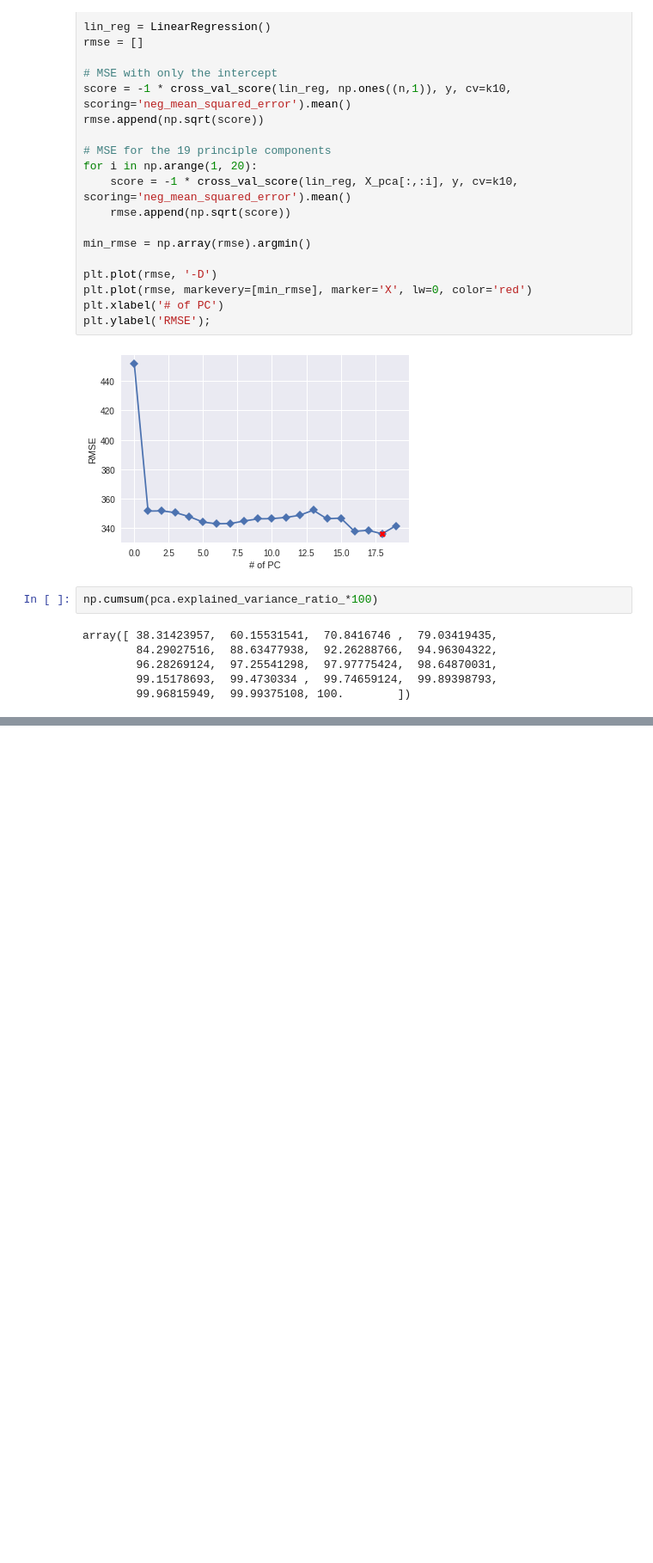
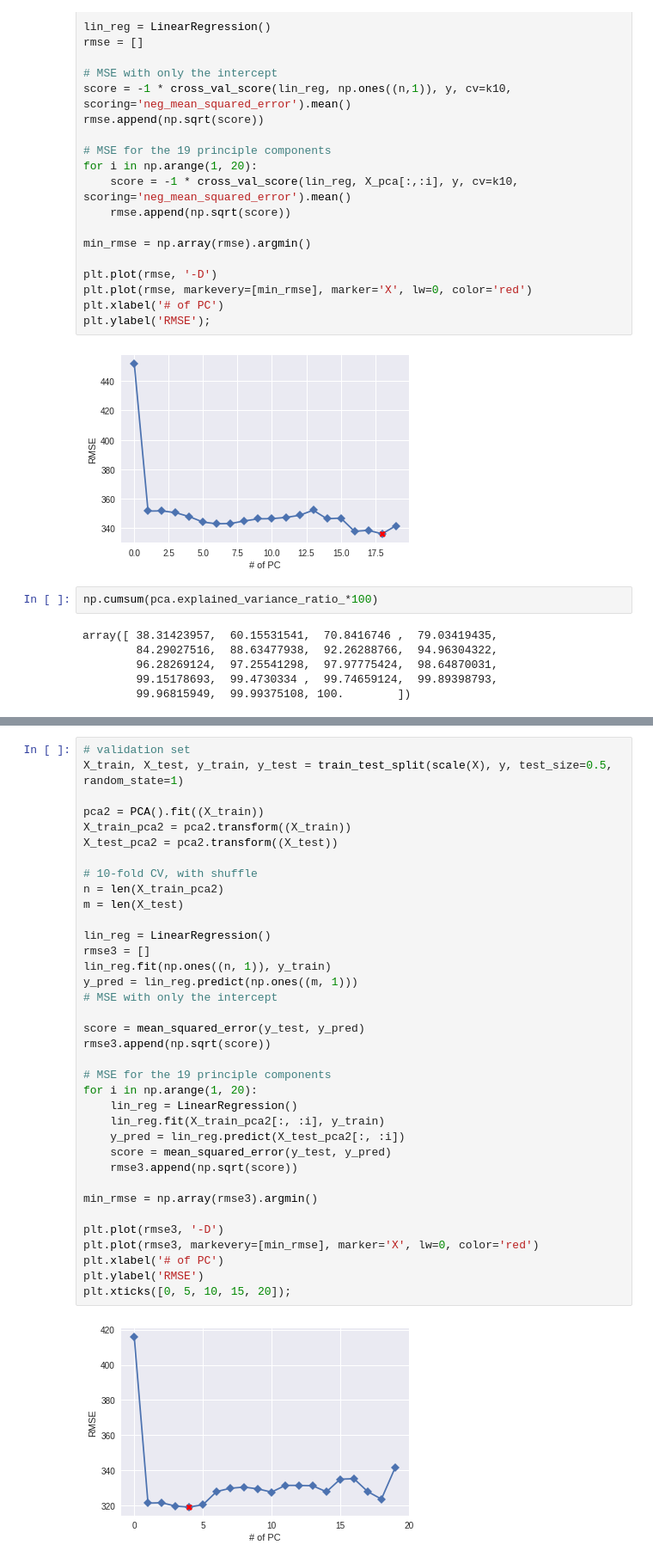
Before and after one commit to mjalalimanesh/Statistical-Learning-ISLR-Python, a Jupyter notebook: lab6.ipynb, the cells around one changed output, grey strips where cells are left out. Shown at 86% size. Drawn from its saved outputs; the diff is of its cells as text; blank space fills up the shorter version.

```diff
--- a/lab6.ipynb
+++ b/lab6.ipynb
@@ -584 +584,39 @@ plt.xticks([0, 5, 10, 15, 20]);
+# %%
+# validation set
+X_train, X_test, y_train, y_test = train_test_split(scale(X), y, test_size=0.5, random_state=1)
+
+pca2 = PCA().fit((X_train))
+X_train_pca2 = pca2.transform((X_train))
+X_test_pca2 = pca2.transform((X_test))
+
+# 10-fold CV, with shuffle
+n = len(X_train_pca2)
+m = len(X_test)
+
+lin_reg = LinearRegression()
+rmse3 = []
+lin_reg.fit(np.ones((n, 1)), y_train)
+y_pred = lin_reg.predict(np.ones((m, 1)))
+# MSE with only the intercept
+
+score = mean_squared_error(y_test, y_pred)
+rmse3.append(np.sqrt(score))
+
+# MSE for the 19 principle components
+for i in np.arange(1, 20):
+    lin_reg = LinearRegression()
+    lin_reg.fit(X_train_pca2[:, :i], y_train)
+    y_pred = lin_reg.predict(X_test_pca2[:, :i])
+    score = mean_squared_error(y_test, y_pred)
+    rmse3.append(np.sqrt(score))
+
+min_rmse = np.array(rmse3).argmin()
+
+plt.plot(rmse3, '-D')
+plt.plot(rmse3, markevery=[min_rmse], marker='X', lw=0, color='red')
+plt.xlabel('# of PC')
+plt.ylabel('RMSE')
+plt.xticks([0, 5, 10, 15, 20]);
+# %% [output]
+[figure, added]
 # %%
```
Also changed, not shown: parts of 2 cells of this notebook.
